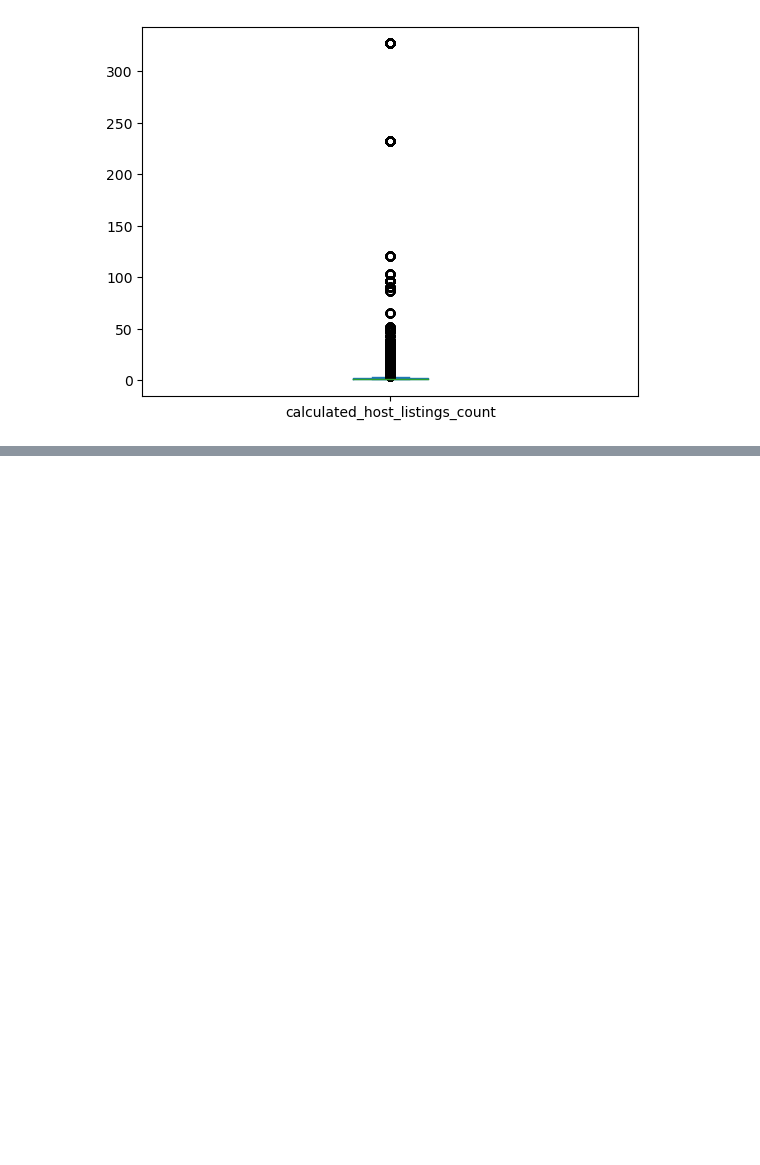
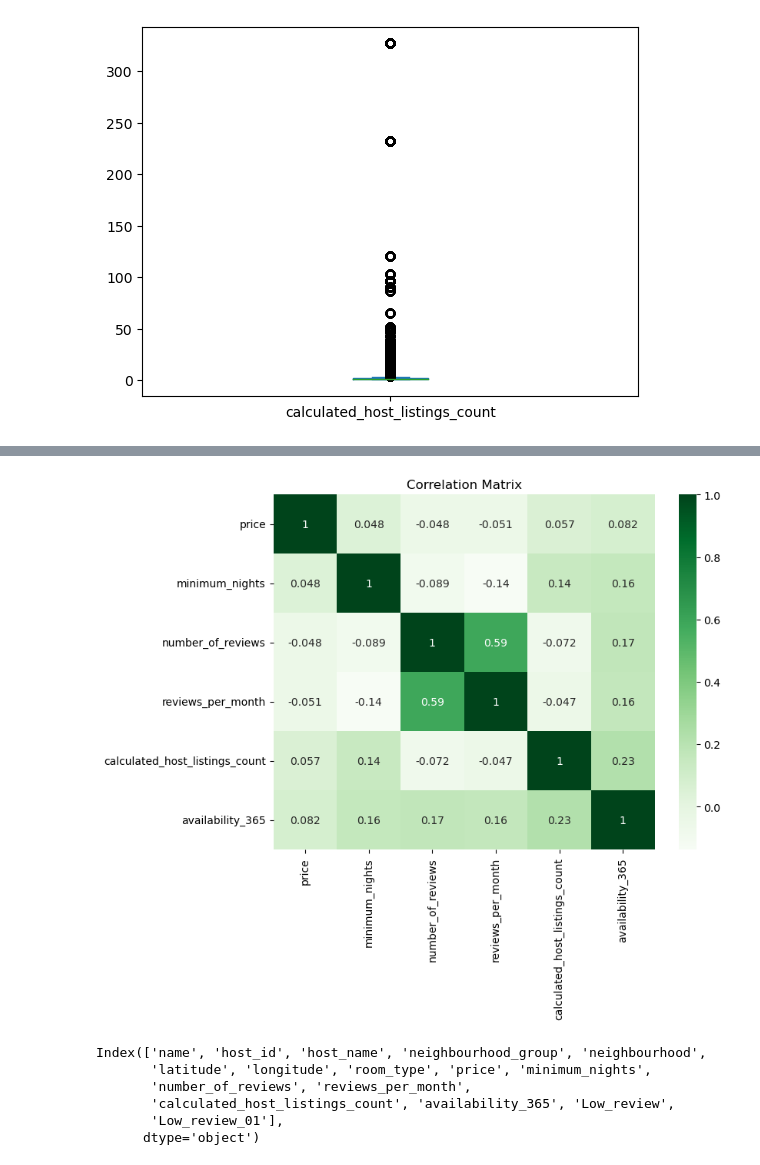
Before and after one commit to sagarbarge/Airbnb_NYC_Storytelling, a Jupyter notebook: Airbnb_NYC_Storytelling.ipynb, the cells around one changed output, grey strips where cells are left out. Drawn from its saved outputs; the diff is of its cells as text; code cells hidden in the pictures; blank space fills up the shorter version.

```diff
--- a/Airbnb_NYC_Storytelling.ipynb
+++ b/Airbnb_NYC_Storytelling.ipynb
@@ -378,3 +358,10 @@ df.calculated_host_listings_count.plot.box()
+# %%
+# Dropping Unnecessary columns
+df = df.drop (['last_review', 'id' ], axis=1)
+# %%
+# Adding Column with Low review (0)
+df['Low_review'] = df['number_of_reviews']==0
+df['Low_review_01'] = (df['number_of_reviews']==0).astype(int)
 # %%
 # Export dataframe to .csv
 
@@ -381,0 +378,25 @@ df.to_csv('Airbnb_NYC_final.csv')
+# %%
+# Correlation matrix
+
+df_num = df[['price', 'minimum_nights',
+           'number_of_reviews', 'reviews_per_month',
+           'calculated_host_listings_count', 'availability_365']]
+corr_metrix= df_num.corr()
+
+
+
+plt.figure(figsize=(8,6))
+sns.heatmap(corr_metrix, annot=True, cmap='Greens')
+plt.title('Correlation Matrix')
+plt.show()
+# %% [output]
+[figure, added]
+# %%
+df.columns
+# %% [output]
+Index(['name', 'host_id', 'host_name', 'neighbourhood_group', 'neighbourhood',
+       'latitude', 'longitude', 'room_type', 'price', 'minimum_nights',
+       'number_of_reviews', 'reviews_per_month',
+       'calculated_host_listings_count', 'availability_365', 'Low_review',
+       'Low_review_01'],
+      dtype='object')
```
Also changed, not shown: parts of 20 cells of this notebook, 21 other files.
